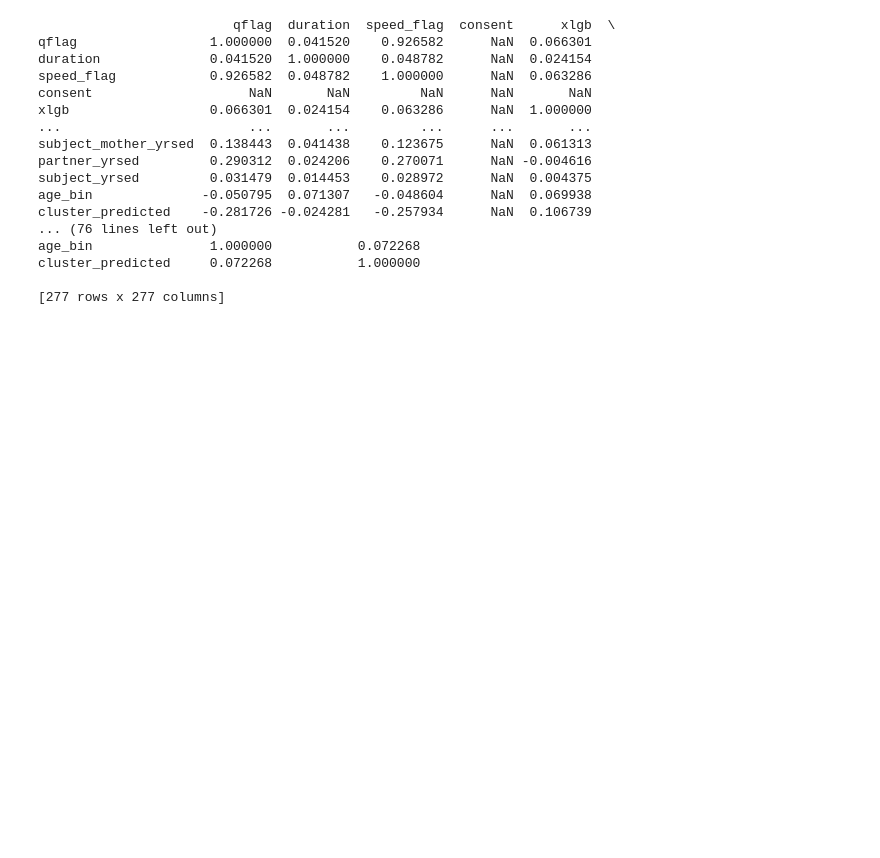
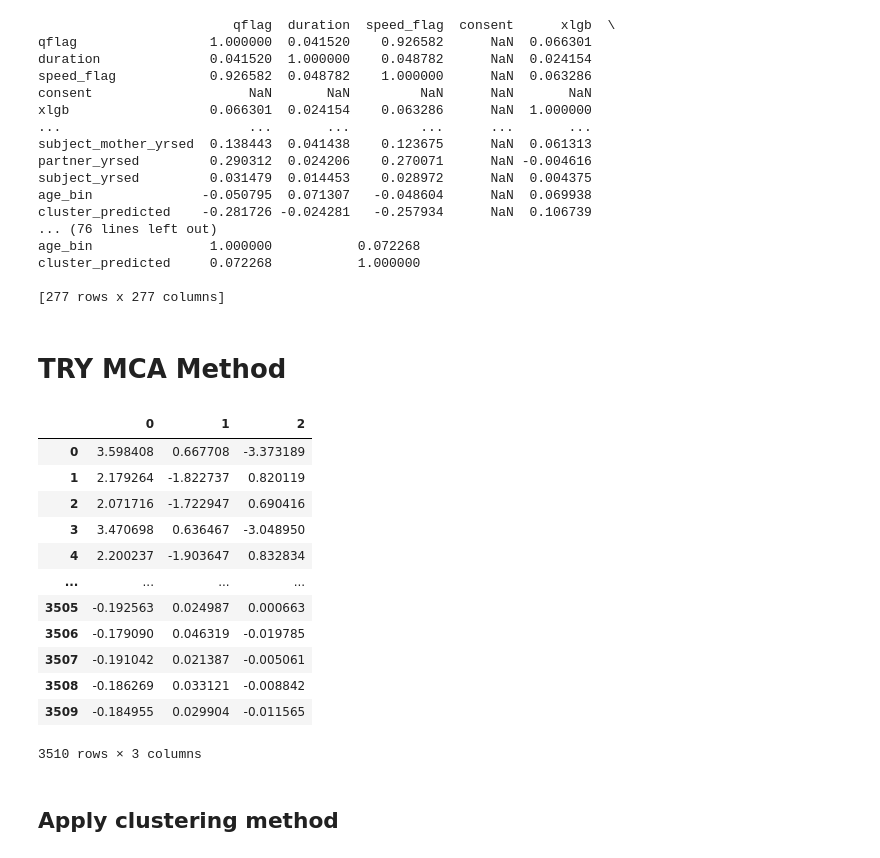
Before and after one commit to old2212/Dating_app_clustering, a Jupyter notebook: PCA.ipynb, the cells around one changed output. Cells and saved outputs as stored; diff of their text form; code cells hidden in the pictures; blank space fills up the shorter version.

```diff
--- a/PCA.ipynb
+++ b/PCA.ipynb
@@ -384,3 +384,33 @@ age_bin               1.000000           0.072268
 cluster_predicted     0.072268           1.000000
 
 [277 rows x 277 columns]
+# %% [markdown]
+# TRY MCA Method
+# %%
+import prince
+
+mca_cols = bank_cust.columns
+
+# instantiate MCA class
+mca = prince.MCA(n_components = 3)
+
+# get principal components
+mca = mca.fit(bank_cust[mca_cols])
+
+mca.row_coordinates(bank_cust)
+# %% [output]
+|  | 0 | 1 | 2 |
+| 0 | 3.598408 | 0.667708 | -3.373189 |
+| 1 | 2.179264 | -1.822737 | 0.820119 |
+| 2 | 2.071716 | -1.722947 | 0.690416 |
+| 3 | 3.470698 | 0.636467 | -3.048950 |
+| 4 | 2.200237 | -1.903647 | 0.832834 |
+| ... | ... | ... | ... |
+| 3505 | -0.192563 | 0.024987 | 0.000663 |
+| 3506 | -0.179090 | 0.046319 | -0.019785 |
+| 3507 | -0.191042 | 0.021387 | -0.005061 |
+| 3508 | -0.186269 | 0.033121 | -0.008842 |
+| 3509 | -0.184955 | 0.029904 | -0.011565 |
+3510 rows × 3 columns
+# %% [markdown]
+## Apply clustering method
```
Also changed, not shown: parts of 3 cells of this notebook, 9 other files.
